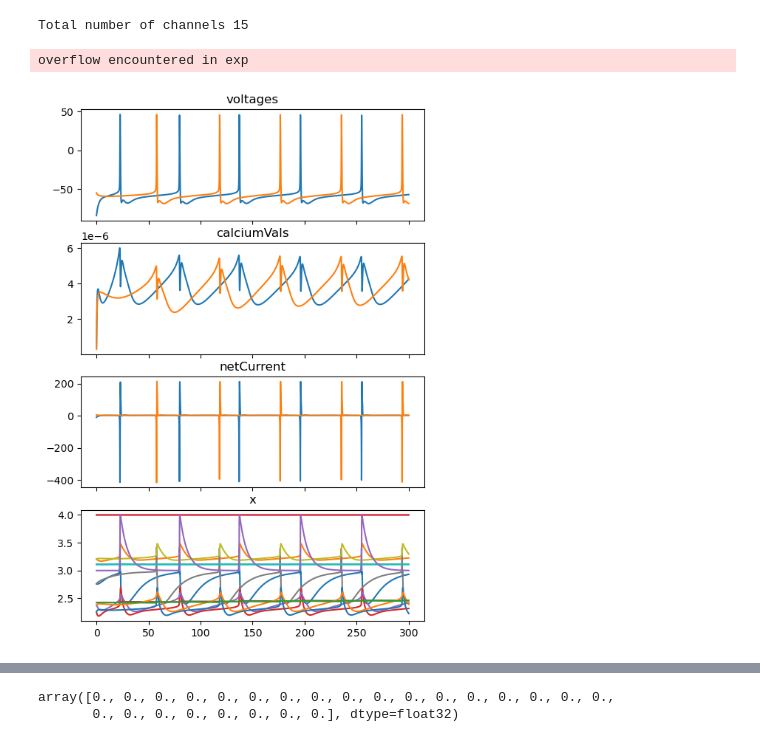
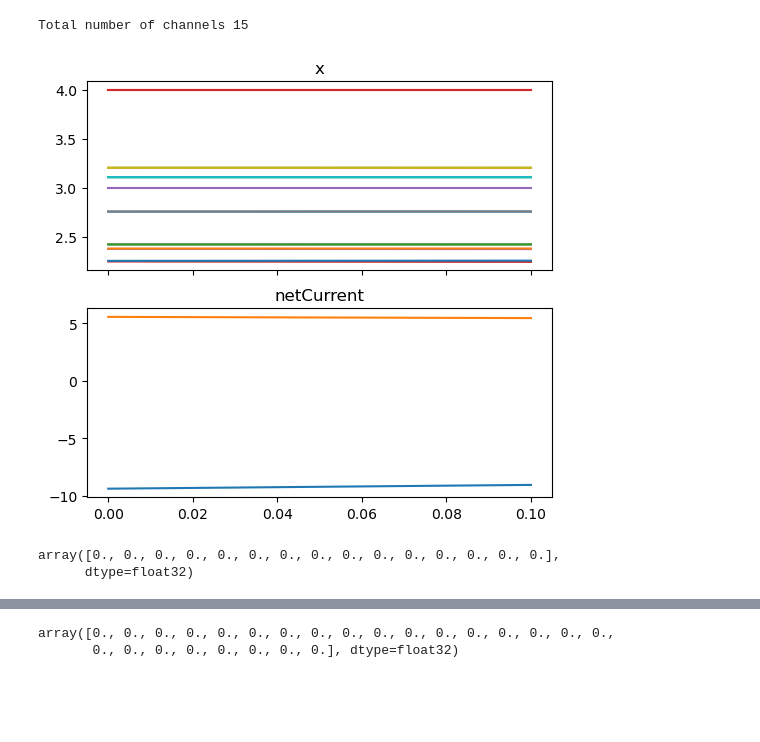
Before and after one commit to cathalmc/CBLTP_NeuroSim, a Jupyter notebook: graphCreator.ipynb, the cells around one changed output, grey strips where cells are left out. Drawn from its saved outputs; the diff is of its cells as text; code cells hidden in the pictures; blank space fills up the shorter version.

Commit message:
single neuron vectorized sim works, synapses fails

```diff
--- a/graphCreator.ipynb
+++ b/graphCreator.ipynb
@@ -229,23 +53,58 @@ def solveSystemStandard(ac,TS,runTime,stimInfoSpikes={},stimInfoCurrents= {},vec
 # %%
 stimInfoSpikes = {}
 # stimSynapse(stimInfoSpikes,[17,19],10,11,TS)
 # stimSynapse(stimInfoSpikes,[17,20],9,11,TS)
 
-runTime = 300
+runTime = 0.1
 stimInfoCurrents = {}
 # stimBiasCurrent(stimInfoCurrents,segmentsToStim=[0],currentValue=3.0,startTime=100,stopTime=115,TS=TS)
 
 simDataPy = deepcopy(simData)
 simDataPy["debugRecording"] = np.zeros_like(simDataPy["current"])
 data = solveSystemStandard(simDataPy,TS,runTime,stimInfoSpikes,stimInfoCurrents,vectorized=False,
-                           recordingKeys = ["voltages","calciumVals","netCurrent","x"])
+                           recordingKeys = ["voltages","calciumVals","netCurrent","x","debugRecording","CaChannelCurrent"])
 
-simDataPy = deepcopy(simData)
-simDataPy["debugRecording"] = np.zeros_like(simDataPy["current"])
-data2 = solveSystemStandard(simDataPy,TS,runTime,stimInfoSpikes,stimInfoCurrents,vectorized=True,
-                           recordingKeys = ["voltages","calciumVals","netCurrent","x"])
-standardPlot(data)
+keysToPlot = ["x","netCurrent","time",]
+standardPlot({key:data[key] for key in keysToPlot})
 #plt.plot(data["time"],data["debugRecording"][:,synapsesToStim])
 # %% [output]
-overflow encountered in exp
-[figure, old version]
+[figure, new version]
+# %%
+def fastChannelUpdate(ac,TS,spikeOverwriteList):
+    xs = ac["x"].flatten()
+    xhs,xks = ac["vHalf"].flatten(),ac["vKi"].flatten()
+    xts0,xts1 = ac["tau0"].flatten(),ac["tau1"].flatten()
+    xths,xtks = ac["th"].flatten(),ac["tkInv"].flatten()
+    V = ac["voltages"][ac["postNeuron"]]
+    minOpenness = ac["minOpenness"].flatten()
+    Ca = ac["calciumVals"][ac["postNeuron"]]
+
+    synapseDelay = ac["inputDelay"]
+    readIndex = ((ac["writeIndex"][ac["channelPreSpiker"]]-synapseDelay)%ac["maxDelayInt"])
+    perceivedSpike = ac["spikeBuffer"][ac["channelPreSpiker"]][readIndex].T
+    perceivedSpike = np.maximum(spikeOverwriteList,perceivedSpike)[0]
+
+    inputs = np.stack([V,V,Ca,perceivedSpike],-1,dtype=np.float32).flatten()
+    res = solveGate(xs,inputs,TS,xhs,xks,xts0,xts1,xths,xtks,minOpenness)
+    ac["x"] = res.reshape([-1,4])
+
+
+ac = deepcopy(simDataPy)
+spikeOverwriteList = np.zeros(ac["nChannels"],dtype=np.float32)
+xs = ac["x"].flatten()
+xhs,xks = ac["vHalf"].flatten(),ac["vKi"].flatten()
+xts0,xts1 = ac["tau0"].flatten(),ac["tau1"].flatten()
+xths,xtks = ac["th"].flatten(),ac["tkInv"].flatten()
+V = ac["voltages"][ac["postNeuron"]]
+minOpenness = ac["minOpenness"].flatten()
+Ca = ac["calciumVals"][ac["postNeuron"]]
+
+synapseDelay = ac["inputDelay"]
+readIndex = ((ac["writeIndex"][ac["channelPreSpiker"]]-synapseDelay)%ac["maxDelayInt"])
+perceivedSpike = ac["spikeBuffer"][ac["channelPreSpiker"]][readIndex].T
+perceivedSpike = np.maximum(spikeOverwriteList,perceivedSpike)[0]
+
+perceivedSpike
+# %% [output]
+array([0., 0., 0., 0., 0., 0., 0., 0., 0., 0., 0., 0., 0., 0., 0.],
+      dtype=float32)
```
Also changed, not shown: parts of 6 cells of this notebook, 1 other file.
